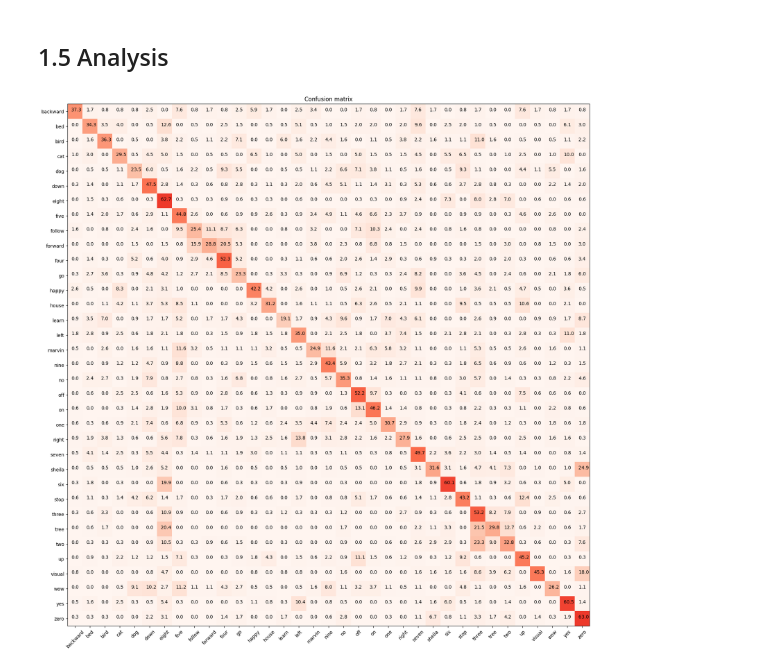
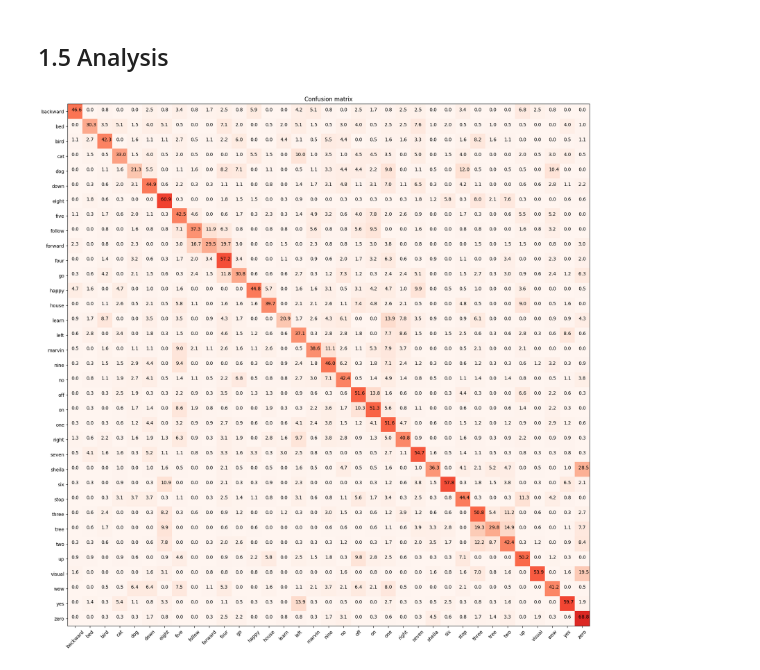
Before and after one commit to DavideLigari/speech-recognition, a Jupyter notebook: my-code/main.ipynb, the cells around one changed output. Cells and saved outputs as stored; diff of their text form; code cells hidden in the pictures.

Commit message:
trained different models

```diff
--- a/my-code/main.ipynb
+++ b/my-code/main.ipynb
@@ -225,11 +229,11 @@ result.to_csv("accuracies_diff_structureVV2.csv", index=True)
 # %%
 import analysis as an
 import trainmodel as tm
 import pvml
 xTrainMV, xTestMV = tm.mean_variance_normalization(Xtrain, Xtest)
-network = pvml.MLP.load("model[1600, 256, 128, 56, 35]100.npz")
+network = pvml.MLP.load("model[1600, 256, 128, 35]50_iter_0.001.npz")
 predictions, logits = network.inference(xTestMV)
 cmat = an.make_confusion_matrix(predictions, Ytest)
 an.show_confusion_matrix(Ytest, predictions, words)
 # %% [output]
-[figure, old version]
+[figure, new version]
```
Also changed, not shown: parts of 6 cells of this notebook, 14 other files.
